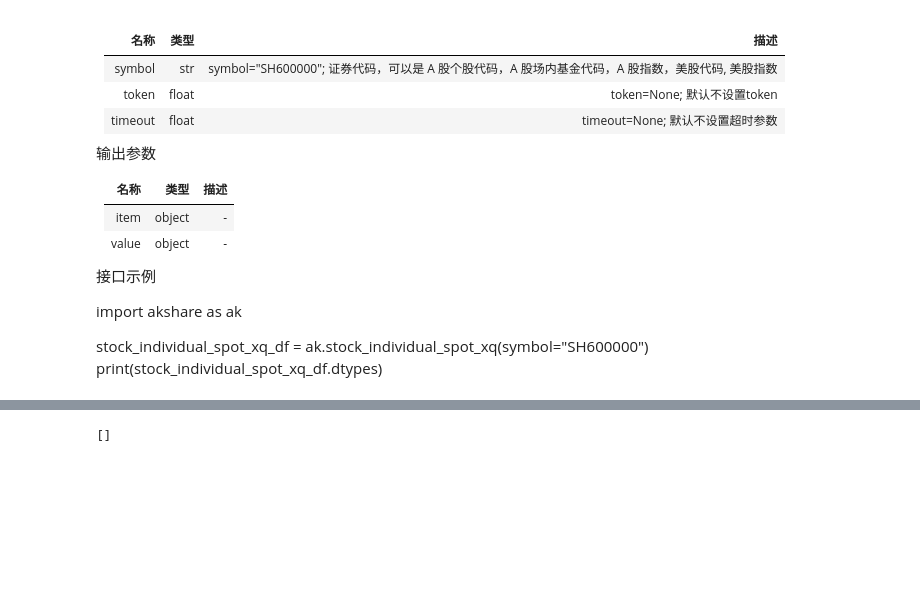
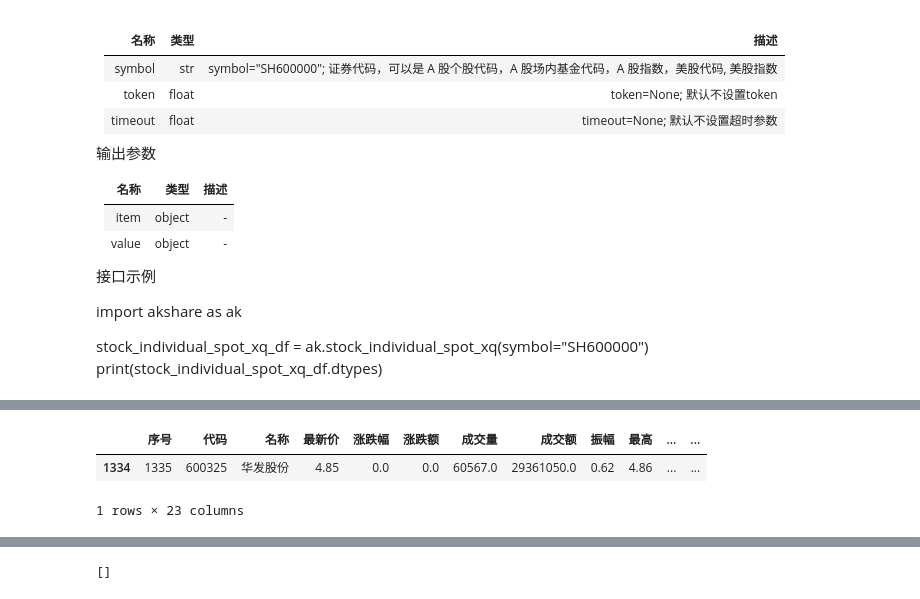
Before and after one commit to shugaoye/openbb_akshare, a Jupyter notebook: akshare_test.ipynb, the cells around one changed output, grey strips where cells are left out. Saved outputs shown, nothing was run; the diff lists cells and outputs as text; code cells hidden in the pictures; blank space fills up the shorter version.

```diff
--- a/akshare_test.ipynb
+++ b/akshare_test.ipynb
@@ -393,3 +438,9 @@ print(stock_individual_spot_xq_df.dtypes)
+# %%
+stock_zh_a_spot_em_df[stock_zh_a_spot_em_df["代码"] == "600325"]
+# %% [output]
+|  | 序号 | 代码 | 名称 | 最新价 | 涨跌幅 | 涨跌额 | 成交量 | 成交额 | 振幅 | 最高 | ... | ... |
+| 1334 | 1335 | 600325 | 华发股份 | 4.85 | 0.0 | 0.0 | 60567.0 | 29361050.0 | 0.62 | 4.86 | ... | ... |
+1 rows × 23 columns
 # %%
 from openbb import obb
 data = obb.equity.price.quote(symbol='AAPL', provider='fmp')
```
Also changed, not shown: parts of 12 cells of this notebook, 4 other files.
